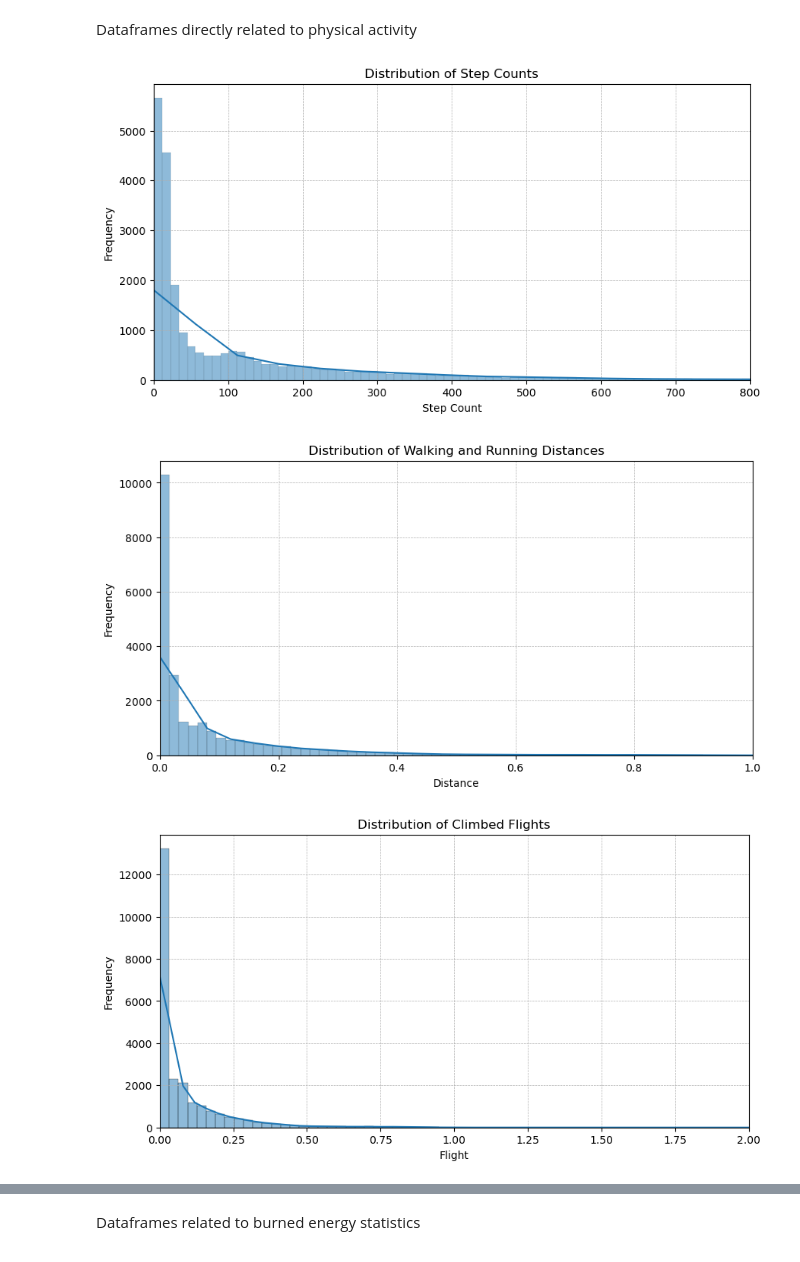
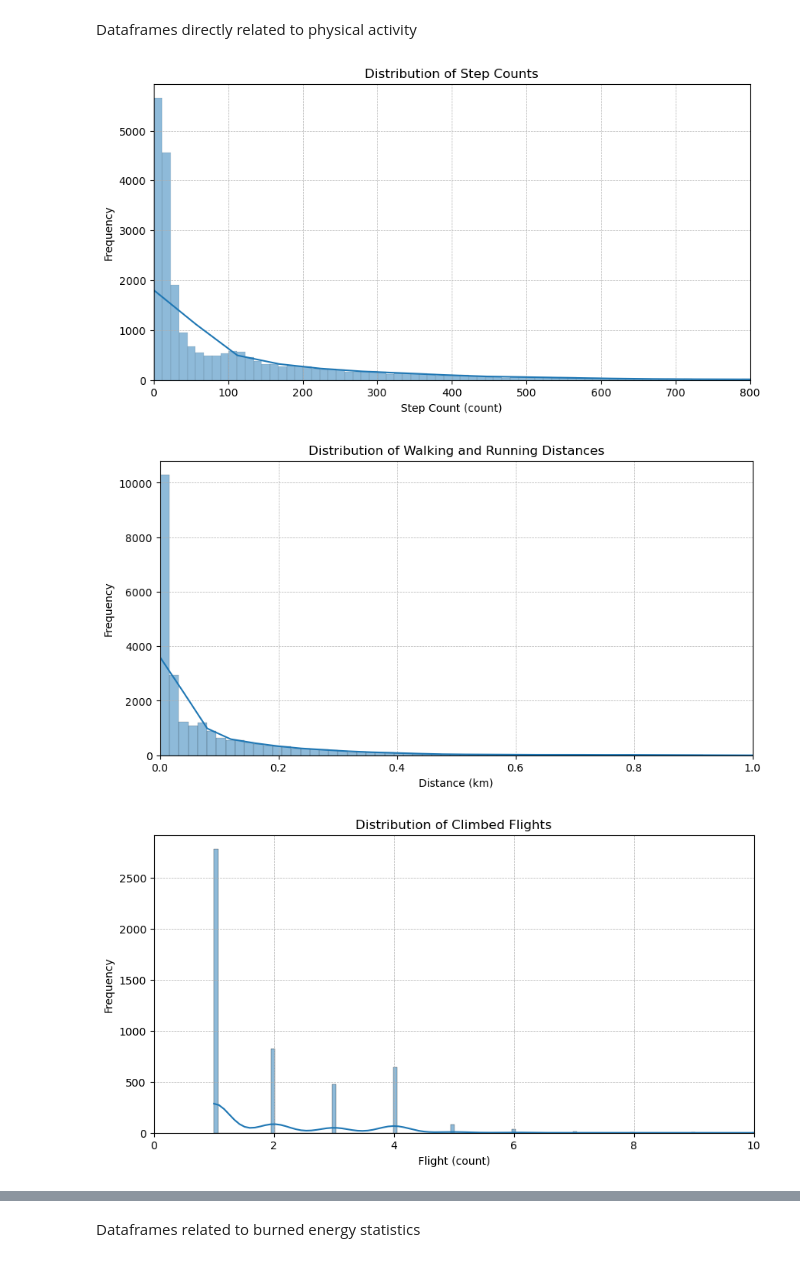
Before and after one commit to OnurOrman/CS-210---Project, a Jupyter notebook: project.ipynb, the cells around one changed output, grey strips where cells are left out. Drawn from its saved outputs; the diff is of its cells as text; code cells hidden in the pictures.

```diff
--- a/project.ipynb
+++ b/project.ipynb
@@ -540,34 +543,34 @@ plt.figure(figsize=(10, 5))
 sns.histplot(my_steps["value"], kde = True, bins = 1000)
 plt.title('Distribution of Step Counts')
 plt.xlim(0, 800)
-plt.xlabel('Step Count')
+plt.xlabel('Step Count (' + my_steps["unit"][0] + ")")
 plt.ylabel('Frequency')
 plt.grid(True, which='both', linestyle='--', linewidth=0.5)
 plt.show()
 # %% [output]
-[figure, old version]
+[figure, new version]
 # %%
 plt.figure(figsize=(10, 5))
 sns.histplot(my_distances["value"], kde = True, bins = 500)
 plt.title('Distribution of Walking and Running Distances')
 plt.xlim(0, 1)
-plt.xlabel('Distance')
+plt.xlabel('Distance (' + my_distances["unit"][0] + ")")
 plt.ylabel('Frequency')
 plt.grid(True, which='both', linestyle='--', linewidth=0.5)
 plt.show()
 # %% [output]
-[figure, old version]
+[figure, new version]
 # %%
 plt.figure(figsize=(10, 5))
-sns.histplot(my_distances["value"], kde = True, bins = 250)
-plt.title('Distribution of Climbed Flights')
-plt.xlim(0, 2)
-plt.xlabel('Flight')
+sns.histplot(my_climbed["value"], kde = True, bins = 250)
+plt.title("Distribution of Climbed Flights")
+plt.xlim(0, 10)
+plt.xlabel('Flight (' + my_climbed["unit"][0] + ")")
 plt.ylabel('Frequency')
 plt.grid(True, which='both', linestyle='--', linewidth=0.5)
 plt.show()
 # %% [output]
-[figure, old version]
+[figure, new version]
 # %%
 plt.figure(figsize=(10, 5))
 sns.histplot(my_step_length["value"], kde = True, bins = 100)
```
Also changed, not shown: parts of 38 cells of this notebook.
